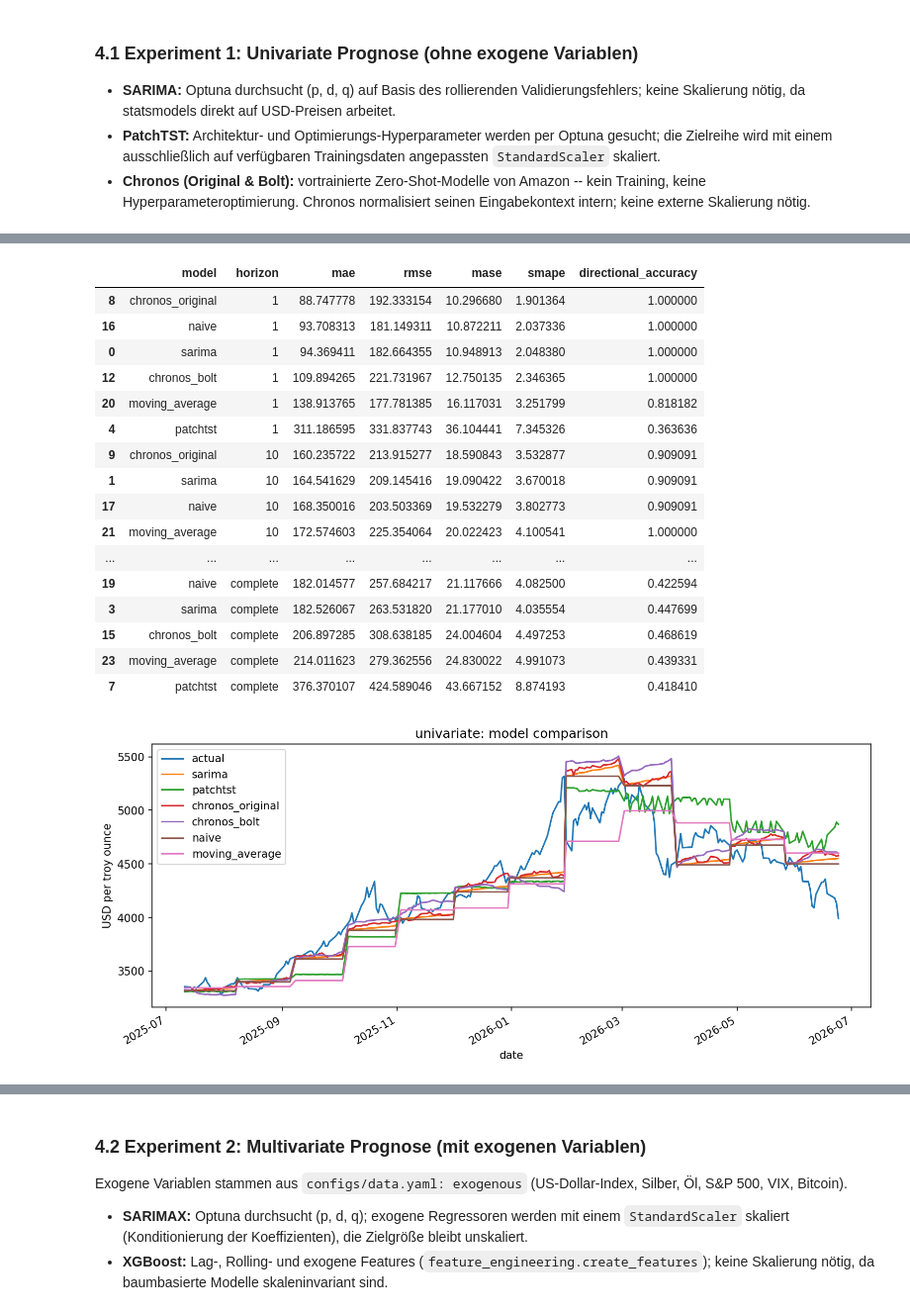
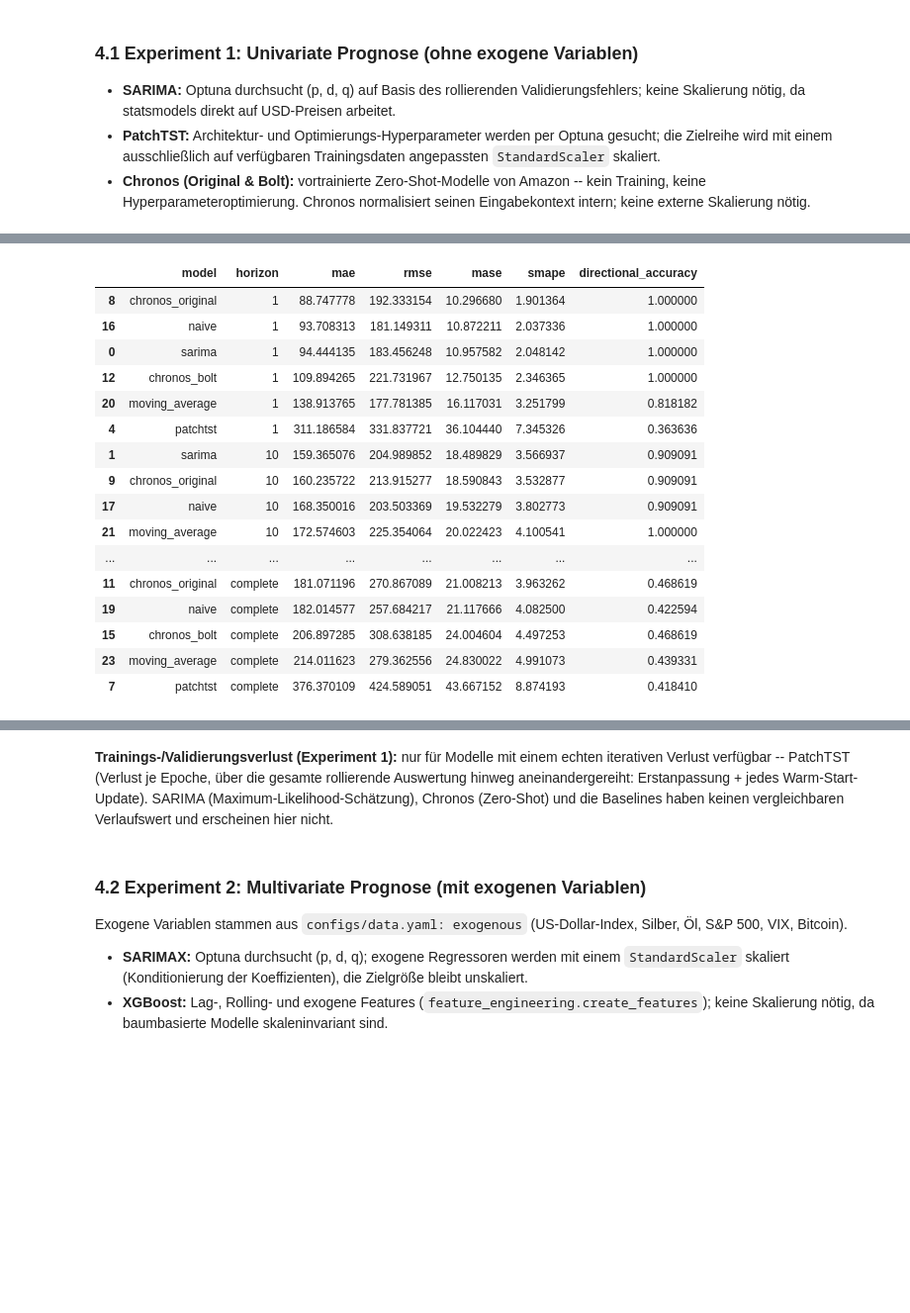
Before and after one commit to ia13400/AI_for_Business_Prognosis, a Jupyter notebook: Gold_Price_Prognosis/notebooks/gold_price_forecasting.ipynb, the cells around one changed output, grey strips where cells are left out. Shown at 99% size. Saved outputs shown, nothing was run; the diff lists cells and outputs as text; code cells hidden in the pictures; blank space fills up the shorter version.

```diff
--- a/Gold_Price_Prognosis/notebooks/gold_price_forecasting.ipynb
+++ b/Gold_Price_Prognosis/notebooks/gold_price_forecasting.ipynb
@@ -183,29 +183,28 @@ for name, r in univariate_baselines.items(): RUNTIMES.append((name, 'univariate'
 # %%
 univariate_results = {name: r for name, r in {
     'sarima': sarima_result, 'patchtst': patchtst_result,
     'chronos_original': chronos_original_result, 'chronos_bolt': chronos_bolt_result,
     **univariate_baselines,
 }.items() if r is not None}  # disabled models (enabled=false) are None and dropped here, so downstream comparisons never see them
-univariate_metrics, univariate_plot, univariate_lead_time_plot = compare_results(univariate_results, 'univariate', data_hash)
+univariate_metrics, univariate_forecast_fig, univariate_lead_time_fig = compare_results(univariate_results, 'univariate', data_hash)
 display(univariate_metrics)
-display(Image(filename=str(univariate_plot)))
-display(Image(filename=str(univariate_lead_time_plot)))
+display(univariate_forecast_fig)
+display(univariate_lead_time_fig)
 # %% [output]
 |  | model | horizon | mae | rmse | mase | smape | directional_accuracy |
 | 8 | chronos_original | 1 | 88.747778 | 192.333154 | 10.296680 | 1.901364 | 1.000000 |
 | 16 | naive | 1 | 93.708313 | 181.149311 | 10.872211 | 2.037336 | 1.000000 |
-| 0 | sarima | 1 | 94.369411 | 182.664355 | 10.948913 | 2.048380 | 1.000000 |
+| 0 | sarima | 1 | 94.444135 | 183.456248 | 10.957582 | 2.048142 | 1.000000 |
 | 12 | chronos_bolt | 1 | 109.894265 | 221.731967 | 12.750135 | 2.346365 | 1.000000 |
 | 20 | moving_average | 1 | 138.913765 | 177.781385 | 16.117031 | 3.251799 | 0.818182 |
-| 4 | patchtst | 1 | 311.186595 | 331.837743 | 36.104441 | 7.345326 | 0.363636 |
+| 4 | patchtst | 1 | 311.186584 | 331.837721 | 36.104440 | 7.345326 | 0.363636 |
+| 1 | sarima | 10 | 159.365076 | 204.989852 | 18.489829 | 3.566937 | 0.909091 |
 | 9 | chronos_original | 10 | 160.235722 | 213.915277 | 18.590843 | 3.532877 | 0.909091 |
-| 1 | sarima | 10 | 164.541629 | 209.145416 | 19.090422 | 3.670018 | 0.909091 |
 | 17 | naive | 10 | 168.350016 | 203.503369 | 19.532279 | 3.802773 | 0.909091 |
 | 21 | moving_average | 10 | 172.574603 | 225.354064 | 20.022423 | 4.100541 | 1.000000 |
 | ... | ... | ... | ... | ... | ... | ... | ... |
+| 11 | chronos_original | complete | 181.071196 | 270.867089 | 21.008213 | 3.963262 | 0.468619 |
 | 19 | naive | complete | 182.014577 | 257.684217 | 21.117666 | 4.082500 | 0.422594 |
-| 3 | sarima | complete | 182.526067 | 263.531820 | 21.177010 | 4.035554 | 0.447699 |
 | 15 | chronos_bolt | complete | 206.897285 | 308.638185 | 24.004604 | 4.497253 | 0.468619 |
 | 23 | moving_average | complete | 214.011623 | 279.362556 | 24.830022 | 4.991073 | 0.439331 |
-| 7 | patchtst | complete | 376.370107 | 424.589046 | 43.667152 | 8.874193 | 0.418410 |
+| 7 | patchtst | complete | 376.370109 | 424.589051 | 43.667152 | 8.874193 | 0.418410 |
-[figure, removed]
@@ -212,0 +211,2 @@ display(Image(filename=str(univariate_lead_time_plot)))
+# %% [markdown]
+**Trainings-/Validierungsverlust (Experiment 1):** nur für Modelle mit einem echten iterativen Verlust verfügbar -- PatchTST (Verlust je Epoche, über die gesamte rollierende Auswertung hinweg aneinandergereiht: Erstanpassung + jedes Warm-Start-Update). SARIMA (Maximum-Likelihood-Schätzung), Chronos (Zero-Shot) und die Baselines haben keinen vergleichbaren Verlaufswert und erscheinen hier nicht.
```
Also changed, not shown: parts of 10 cells of this notebook, 45 other files.
